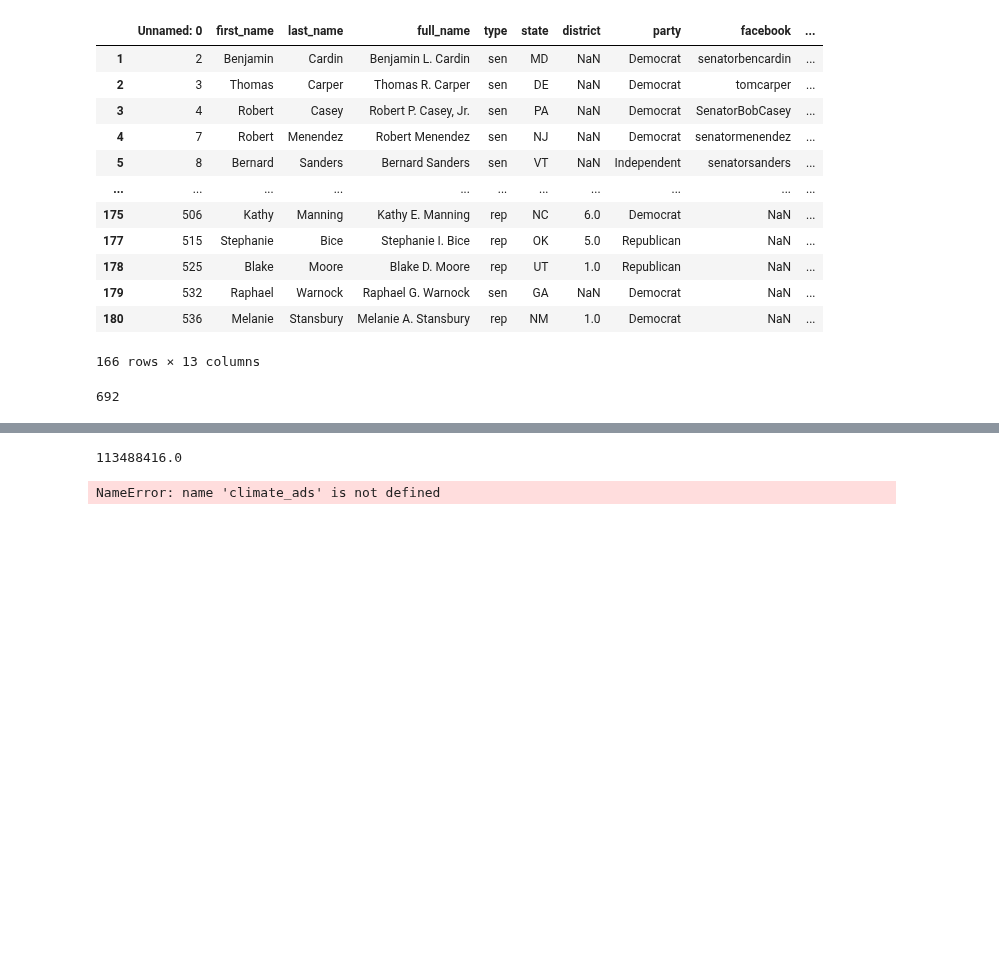
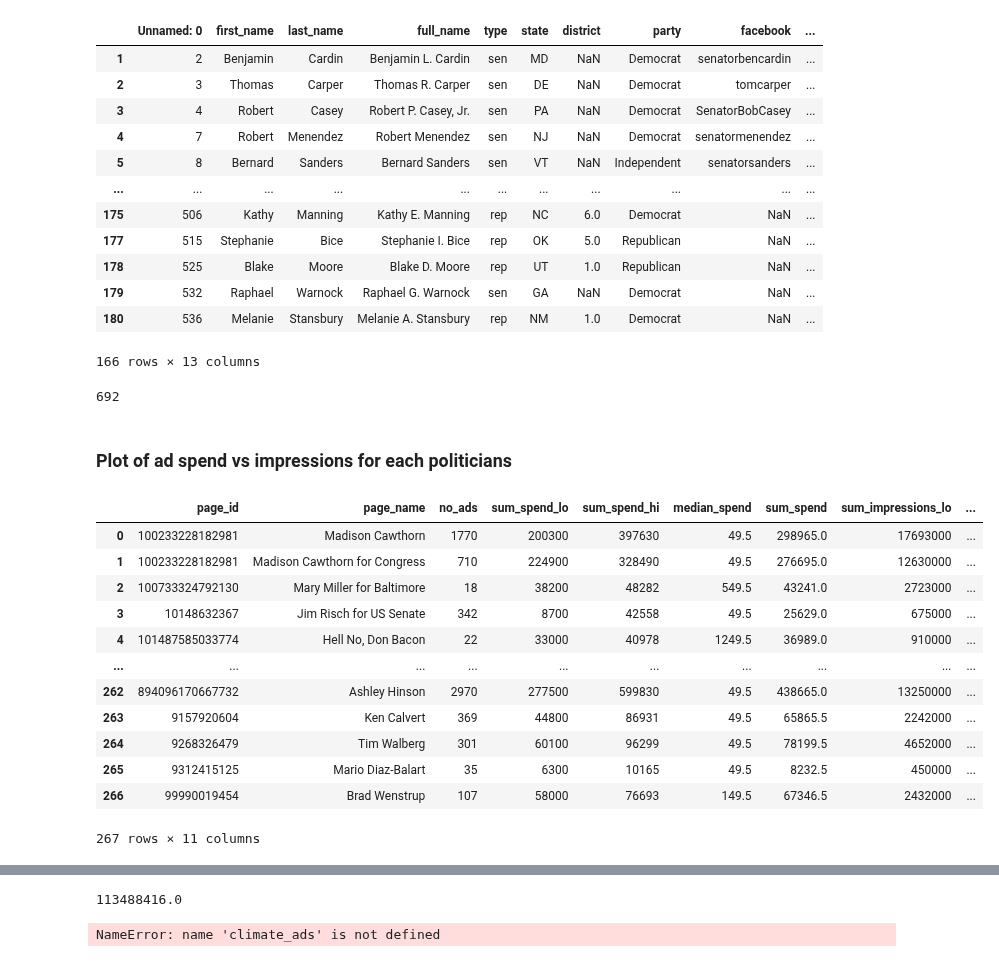
Before and after one commit to lrnz-asnprs/political-ad-api, a Jupyter notebook: notebooks/laurenz_visualizations.ipynb, the cells around one changed output, grey strips where cells are left out. Cells and saved outputs as stored; diff of their text form; code cells hidden in the pictures; blank space fills up the shorter version.

```diff
--- a/notebooks/laurenz_visualizations.ipynb
+++ b/notebooks/laurenz_visualizations.ipynb
@@ -64,6 +64,8 @@ grpd = data.groupby(["ad_creation_time"]).agg(
 grpd[grpd["ad_creation_time"] < pd.Timestamp('2018-05-01 00:00:00')]["no_ads"].sum()
 # %% [output]
 692
+# %% [markdown]
+### Plot of ad spend vs impressions for each politicians
 # %%
 from political_ads.grouper import Grouper
 from political_ads.visualizer import Visualizer
@@ -76,3 +117,19 @@ democrats = grouper.group_ads_by_party_by_page(data, "Democrat")
+# %%
+republicans
+# %% [output]
+|  | page_id | page_name | no_ads | sum_spend_lo | sum_spend_hi | median_spend | sum_spend | sum_impressions_lo | ... |
+| 0 | 100233228182981 | Madison Cawthorn | 1770 | 200300 | 397630 | 49.5 | 298965.0 | 17693000 | ... |
+| 1 | 100233228182981 | Madison Cawthorn for Congress | 710 | 224900 | 328490 | 49.5 | 276695.0 | 12630000 | ... |
+| 2 | 100733324792130 | Mary Miller for Baltimore | 18 | 38200 | 48282 | 549.5 | 43241.0 | 2723000 | ... |
+| 3 | 10148632367 | Jim Risch for US Senate | 342 | 8700 | 42558 | 49.5 | 25629.0 | 675000 | ... |
+| 4 | 101487585033774 | Hell No, Don Bacon | 22 | 33000 | 40978 | 1249.5 | 36989.0 | 910000 | ... |
+| ... | ... | ... | ... | ... | ... | ... | ... | ... | ... |
+| 262 | 894096170667732 | Ashley Hinson | 2970 | 277500 | 599830 | 49.5 | 438665.0 | 13250000 | ... |
+| 263 | 9157920604 | Ken Calvert | 369 | 44800 | 86931 | 49.5 | 65865.5 | 2242000 | ... |
+| 264 | 9268326479 | Tim Walberg | 301 | 60100 | 96299 | 49.5 | 78199.5 | 4652000 | ... |
+| 265 | 9312415125 | Mario Diaz-Balart | 35 | 6300 | 10165 | 49.5 | 8232.5 | 450000 | ... |
+| 266 | 99990019454 | Brad Wenstrup | 107 | 58000 | 76693 | 149.5 | 67346.5 | 2432000 | ... |
+267 rows × 11 columns
 # %%
 # concat democrats and republicans dataframes
 import pandas as pd
```
Also changed, not shown: parts of 10 cells of this notebook, 1 other file.
